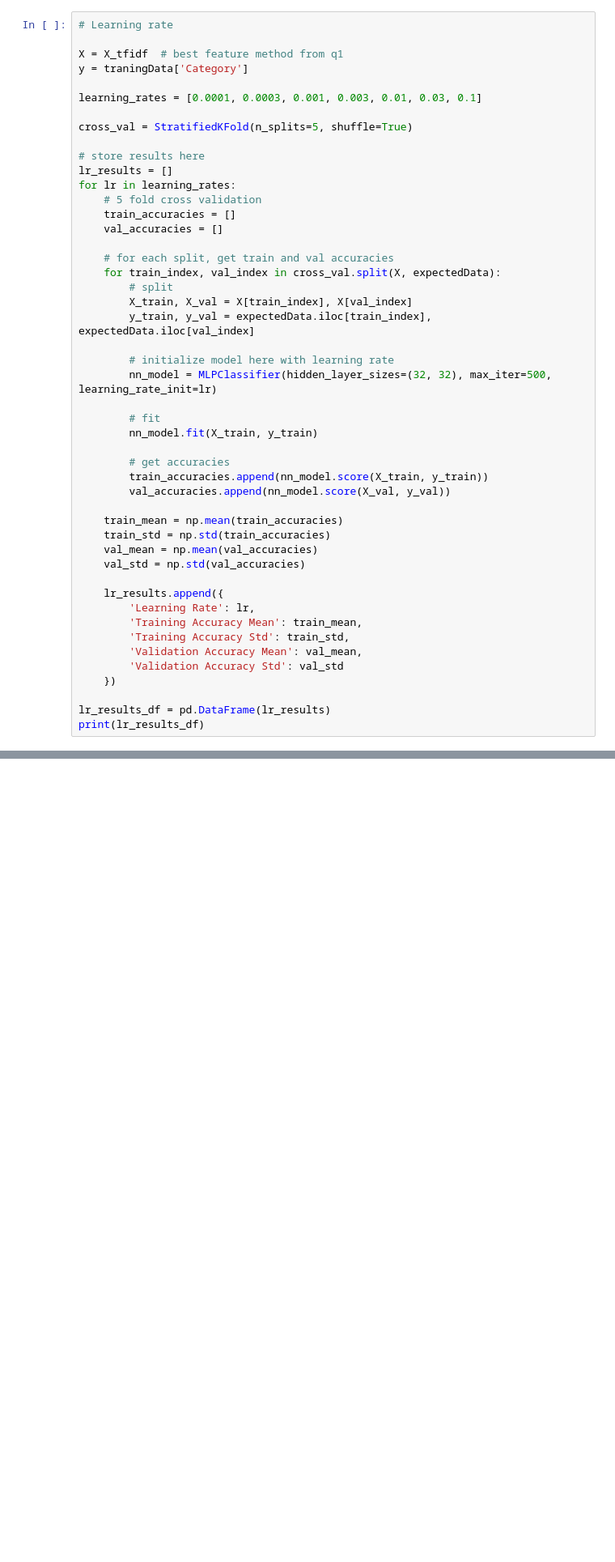
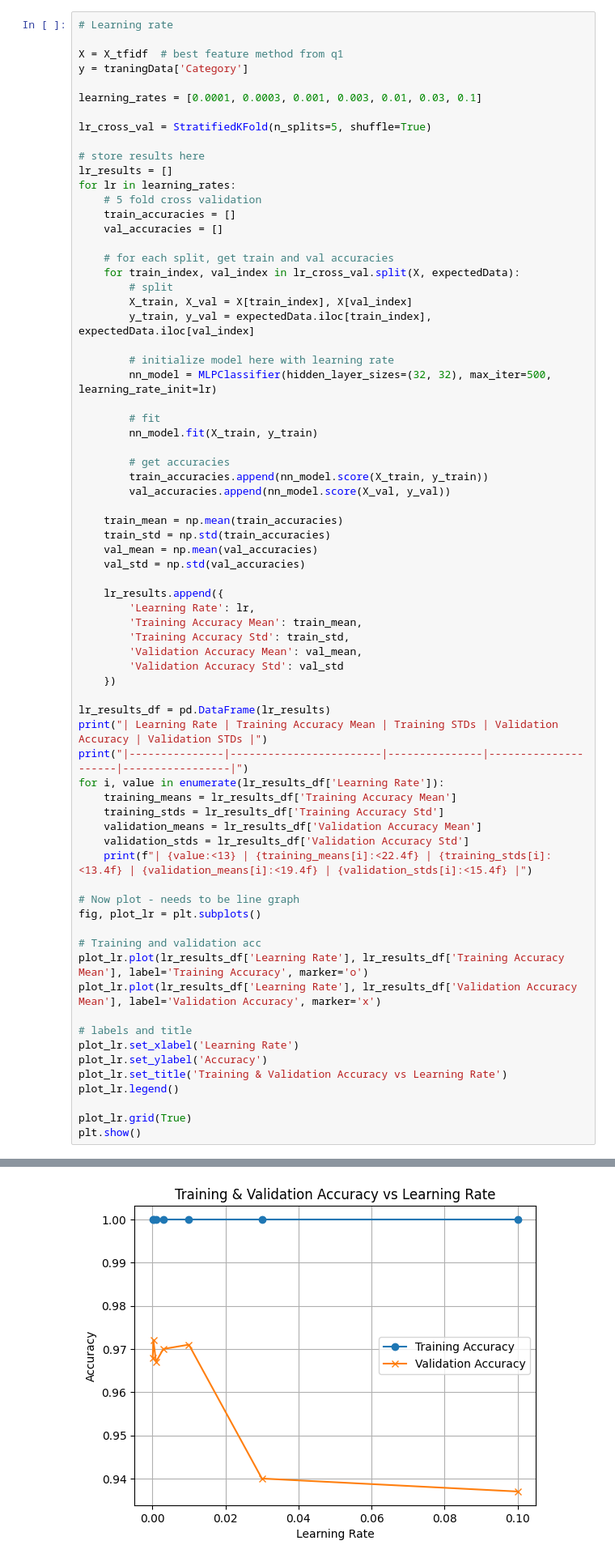
Before and after one commit to nsano1/CSE572HW2, a Jupyter notebook: code.ipynb, the cells around one changed output, grey strips where cells are left out. Shown at 81% size. Drawn from its saved outputs; the diff is of its cells as text; blank space fills up the shorter version.

```diff
--- a/code.ipynb
+++ b/code.ipynb
@@ -372,7 +282,7 @@ y = traningData['Category']
 
 learning_rates = [0.0001, 0.0003, 0.001, 0.003, 0.01, 0.03, 0.1]
 
-cross_val = StratifiedKFold(n_splits=5, shuffle=True)
+lr_cross_val = StratifiedKFold(n_splits=5, shuffle=True)
 
 # store results here
 lr_results = []
@@ -382,7 +292,7 @@ for lr in learning_rates:
     val_accuracies = []
 
     # for each split, get train and val accuracies
-    for train_index, val_index in cross_val.split(X, expectedData):
+    for train_index, val_index in lr_cross_val.split(X, expectedData):
         # split
         X_train, X_val = X[train_index], X[val_index]
         y_train, y_val = expectedData.iloc[train_index], expectedData.iloc[val_index]
@@ -411,4 +321,28 @@ for lr in learning_rates:
     })
 
 lr_results_df = pd.DataFrame(lr_results)
-print(lr_results_df)
+print("| Learning Rate | Training Accuracy Mean | Training STDs | Validation Accuracy | Validation STDs |")
+print("|---------------|------------------------|---------------|---------------------|-----------------|")
+for i, value in enumerate(lr_results_df['Learning Rate']):
+    training_means = lr_results_df['Training Accuracy Mean']
+    training_stds = lr_results_df['Training Accuracy Std']
+    validation_means = lr_results_df['Validation Accuracy Mean']
+    validation_stds = lr_results_df['Validation Accuracy Std']
+    print(f"| {value:<13} | {training_means[i]:<22.4f} | {training_stds[i]:<13.4f} | {validation_means[i]:<19.4f} | {validation_stds[i]:<15.4f} |")
+
+# Now plot - needs to be line graph
+fig, plot_lr = plt.subplots()
+
+# Training and validation acc
+plot_lr.plot(lr_results_df['Learning Rate'], lr_results_df['Training Accuracy Mean'], label='Training Accuracy', marker='o')
+plot_lr.plot(lr_results_df['Learning Rate'], lr_results_df['Validation Accuracy Mean'], label='Validation Accuracy', marker='x')
+
+# labels and title
+plot_lr.set_xlabel('Learning Rate')
+plot_lr.set_ylabel('Accuracy')
+plot_lr.set_title('Training & Validation Accuracy vs Learning Rate')
+plot_lr.legend()
+
+plot_lr.grid(True)
+plt.show()
+# %% [output]
@@ -414,0 +358 @@ print(lr_results_df)
+[figure, added]
```
Also changed, not shown: parts of 36 cells of this notebook, 3 other files.
